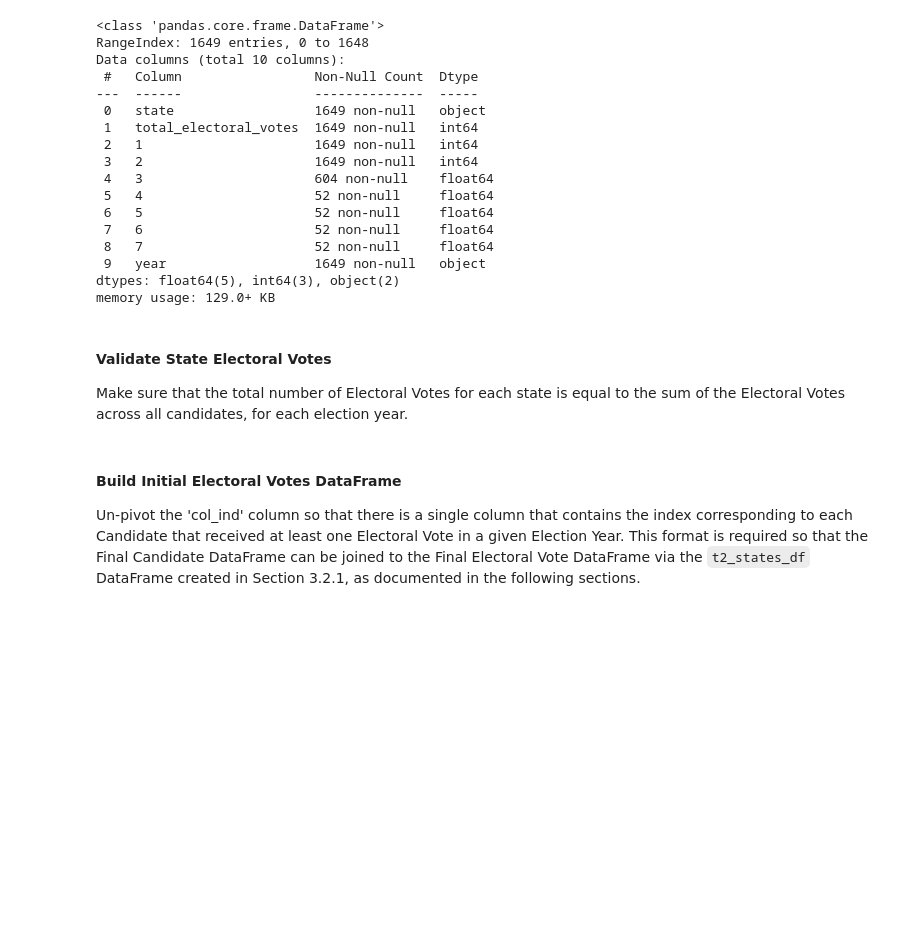
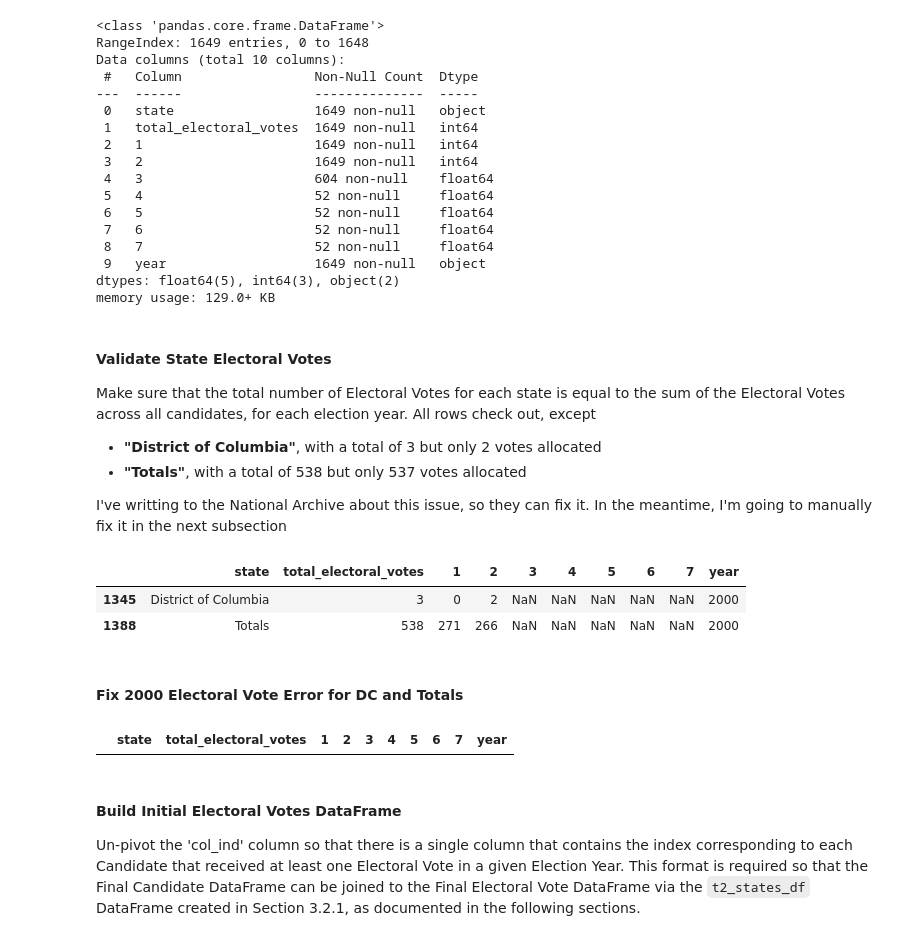
Before and after one commit to frederick-douglas-pearce/us-presidential-vote-analysis, a Jupyter notebook: step1_electoral_college_data.ipynb, the cells around one changed output. Saved outputs shown, nothing was run; the diff lists cells and outputs as text; code cells hidden in the pictures; blank space fills up the shorter version.

```diff
--- a/step1_electoral_college_data.ipynb
+++ b/step1_electoral_college_data.ipynb
@@ -1201,7 +1201,8 @@ other_vote_inds = t2_votes_df[t2_votes_df['year']==2016].index
 # Set Existing Vote data for "Other" Candidate columns with 'col_ind' = 2, 4
 # to zero, and initialize columns for 'col_ind' = 5, 6, 7 with a value of zero
 # Then, reorder columns so year is last
-t2_votes_df.loc[other_vote_inds, [2, 4, 5, 6, 7]] = 0
+other_vote_col_inds = other_votes_df['col_ind'].tolist()
+t2_votes_df.loc[other_vote_inds, other_vote_col_inds] = 0
 t2_votes_df = t2_votes_df.iloc[:, [0, 1, 2, 3, 4, 5, 7, 8, 9, 6]]
 t2_votes_df.loc[other_vote_inds, :]
 # %% [output]
@@ -1289,4 +1295,17 @@ dtypes: float64(5), int64(3), object(2)
 memory usage: 129.0+ KB
 # %% [markdown]
 #### Validate State Electoral Votes
-Make sure that the total number of Electoral Votes for each state is equal to the sum of the Electoral Votes across all candidates, for each election year.
+Make sure that the total number of Electoral Votes for each state is equal to the sum of the Electoral Votes across all candidates, for each election year. All rows check out, except
+- **"District of Columbia"**, with a total of 3 but only 2 votes allocated
+- **"Totals"**, with a total of 538 but only 537 votes allocated
+
+I've writting to the National Archive about this issue, so they can fix it. In the meantime, I'm going to manually fix it in the next subsection
+# %%
+vote_row_sum = t2_votes_df.loc[:, [1, 2, 3, 4, 5, 6, 7]].sum(axis=1)
+t2_votes_df[vote_row_sum!=t2_votes_df['total_electoral_votes']]
+# %% [output]
+|  | state | total_electoral_votes | 1 | 2 | 3 | 4 | 5 | 6 | 7 | year |
+| 1345 | District of Columbia | 3 | 0 | 2 | NaN | NaN | NaN | NaN | NaN | 2000 |
+| 1388 | Totals | 538 | 271 | 266 | NaN | NaN | NaN | NaN | NaN | 2000 |
+# %% [markdown]
+#### Fix 2000 Electoral Vote Error for DC and Totals
@@ -1293,3 +1317,9 @@ Make sure that the total number of Electoral Votes for each state is equal to th
+# %%
+# The two erroneous rows identified in the previous section should be gone now
+vote_row_sum = t2_votes_df.loc[:, [1, 2, 3, 4, 5, 6, 7]].sum(axis=1)
+t2_votes_df[vote_row_sum!=t2_votes_df['total_electoral_votes']]
+# %% [output]
+|  | state | total_electoral_votes | 1 | 2 | 3 | 4 | 5 | 6 | 7 | year |
 # %% [markdown]
 #### Build Initial Electoral Votes DataFrame
 Un-pivot the 'col_ind' column so that there is a single column that contains the index corresponding to each Candidate that received at least one Electoral Vote in a given Election Year. This format is required so that the Final Candidate DataFrame can be joined to the Final Electoral Vote DataFrame via the `t2_states_df` DataFrame created in Section 3.2.1, as documented in the following sections.
```
Also changed, not shown: parts of 23 cells of this notebook.
